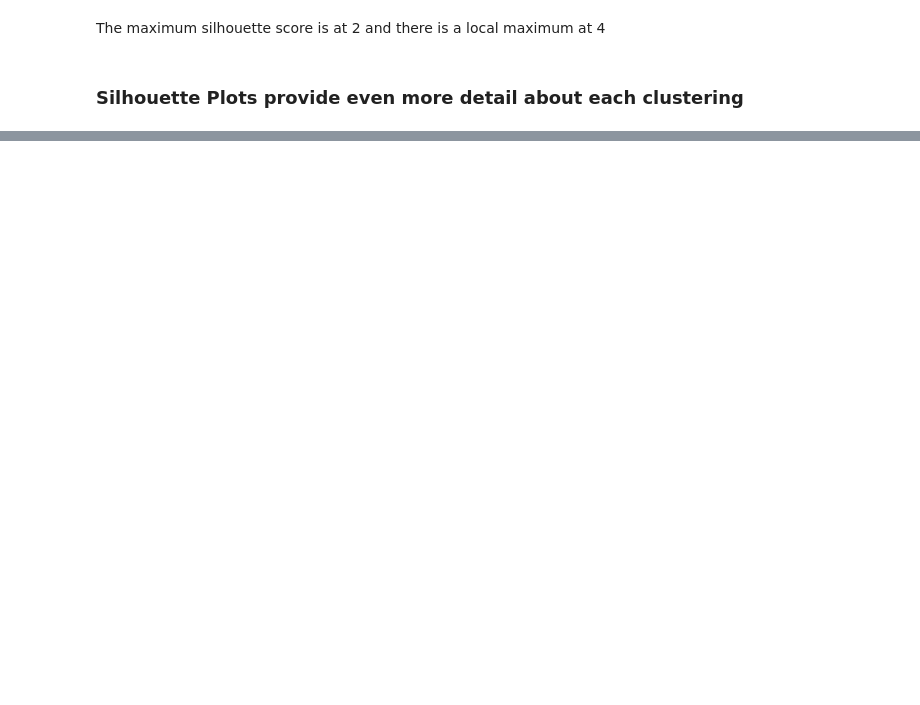
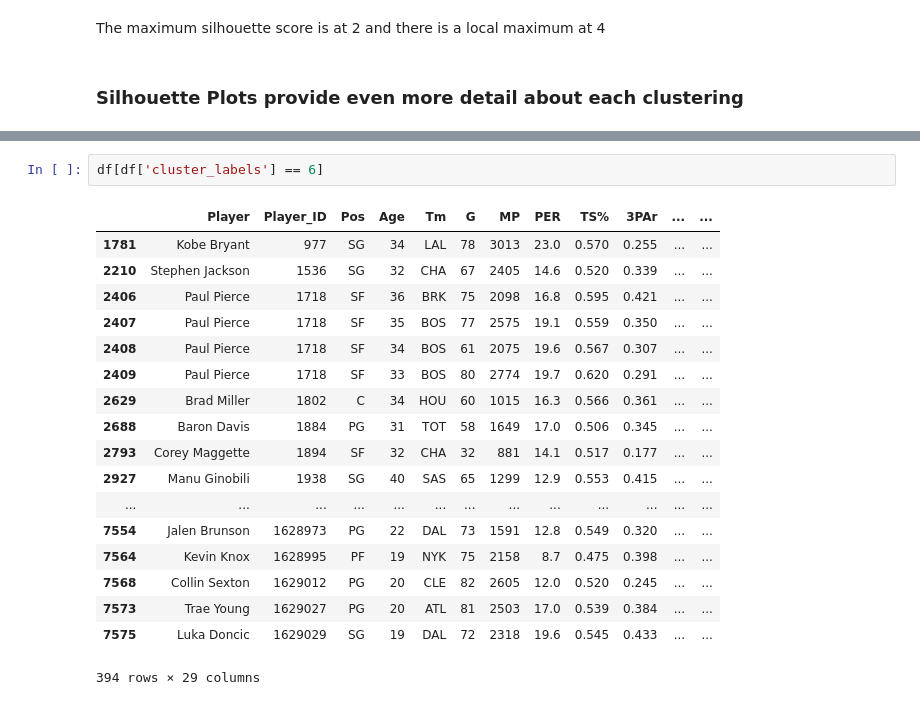
Before and after one commit to RetepAdam/shot_charts, a Jupyter notebook: KMeans.ipynb, the cells around one changed output, grey strips where cells are left out. Saved outputs shown, nothing was run; the diff lists cells and outputs as text; blank space fills up the shorter version.

```diff
--- a/KMeans.ipynb
+++ b/KMeans.ipynb
@@ -111,0 +181,21 @@ For n_clusters = 14 The average silhouette_score is : 0.16364137074967447
+# %%
+df[df['cluster_labels'] == 6]
+# %% [output]
+|  | Player | Player_ID | Pos | Age | Tm | G | MP | PER | TS% | 3PAr | ... | ... |
+| 1781 | Kobe Bryant | 977 | SG | 34 | LAL | 78 | 3013 | 23.0 | 0.570 | 0.255 | ... | ... |
+| 2210 | Stephen Jackson | 1536 | SG | 32 | CHA | 67 | 2405 | 14.6 | 0.520 | 0.339 | ... | ... |
+| 2406 | Paul Pierce | 1718 | SF | 36 | BRK | 75 | 2098 | 16.8 | 0.595 | 0.421 | ... | ... |
+| 2407 | Paul Pierce | 1718 | SF | 35 | BOS | 77 | 2575 | 19.1 | 0.559 | 0.350 | ... | ... |
+| 2408 | Paul Pierce | 1718 | SF | 34 | BOS | 61 | 2075 | 19.6 | 0.567 | 0.307 | ... | ... |
+| 2409 | Paul Pierce | 1718 | SF | 33 | BOS | 80 | 2774 | 19.7 | 0.620 | 0.291 | ... | ... |
+| 2629 | Brad Miller | 1802 | C | 34 | HOU | 60 | 1015 | 16.3 | 0.566 | 0.361 | ... | ... |
+| 2688 | Baron Davis | 1884 | PG | 31 | TOT | 58 | 1649 | 17.0 | 0.506 | 0.345 | ... | ... |
+| 2793 | Corey Maggette | 1894 | SF | 32 | CHA | 32 | 881 | 14.1 | 0.517 | 0.177 | ... | ... |
+| 2927 | Manu Ginobili | 1938 | SG | 40 | SAS | 65 | 1299 | 12.9 | 0.553 | 0.415 | ... | ... |
+| ... | ... | ... | ... | ... | ... | ... | ... | ... | ... | ... | ... | ... |
+| 7554 | Jalen Brunson | 1628973 | PG | 22 | DAL | 73 | 1591 | 12.8 | 0.549 | 0.320 | ... | ... |
+| 7564 | Kevin Knox | 1628995 | PF | 19 | NYK | 75 | 2158 | 8.7 | 0.475 | 0.398 | ... | ... |
+| 7568 | Collin Sexton | 1629012 | PG | 20 | CLE | 82 | 2605 | 12.0 | 0.520 | 0.245 | ... | ... |
+| 7573 | Trae Young | 1629027 | PG | 20 | ATL | 81 | 2503 | 17.0 | 0.539 | 0.384 | ... | ... |
+| 7575 | Luka Doncic | 1629029 | SG | 19 | DAL | 72 | 2318 | 19.6 | 0.545 | 0.433 | ... | ... |
+394 rows × 29 columns
```
Also changed, not shown: parts of 8 cells of this notebook, 1 other file.
